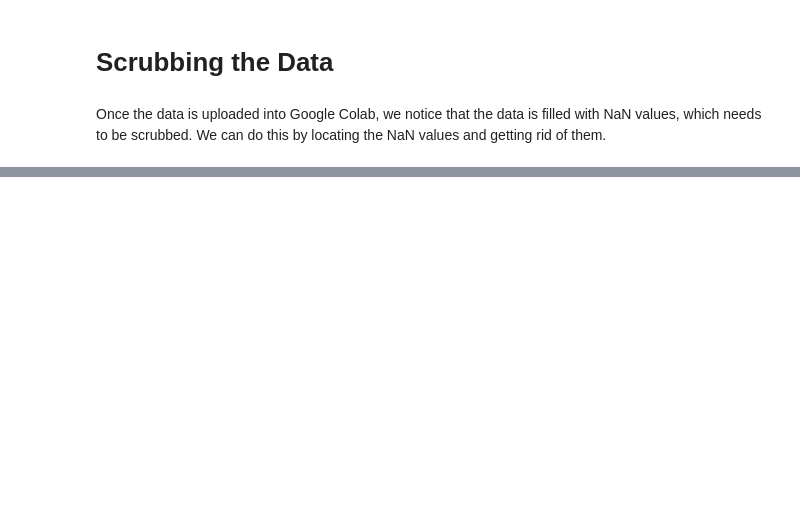
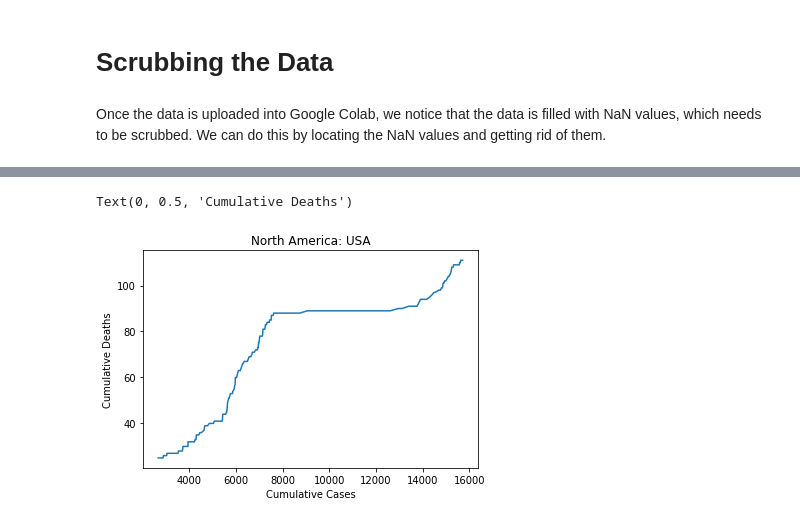
Before and after one commit to daralynw/ds110_final_project_spring_2022, a Jupyter notebook: Final_Project_Draft.ipynb, the cells around one changed output, grey strips where cells are left out. Saved outputs shown, nothing was run; the diff lists cells and outputs as text; code cells hidden in the pictures; blank space fills up the shorter version.

```diff
--- a/Final_Project_Draft.ipynb
+++ b/Final_Project_Draft.ipynb
@@ -74,0 +107,12 @@ df_gdp.head()
+# %%
+ #graph for usa's cases and deaths
+ x_usa = list(usa_aftervac.loc[:,'Cumulative_cases'])
+ y2 = list(usa_aftervac.loc[:,'Cumulative_deaths'])
+plt.plot(x_usa,y2)
+
+plt.title('North America: USA')
+plt.xlabel('Cumulative Cases')
+plt.ylabel('Cumulative Deaths')
+# %% [output]
+Text(0, 0.5, 'Cumulative Deaths')
+[figure, added]
```
Also changed, not shown: parts of 50 cells of this notebook.
